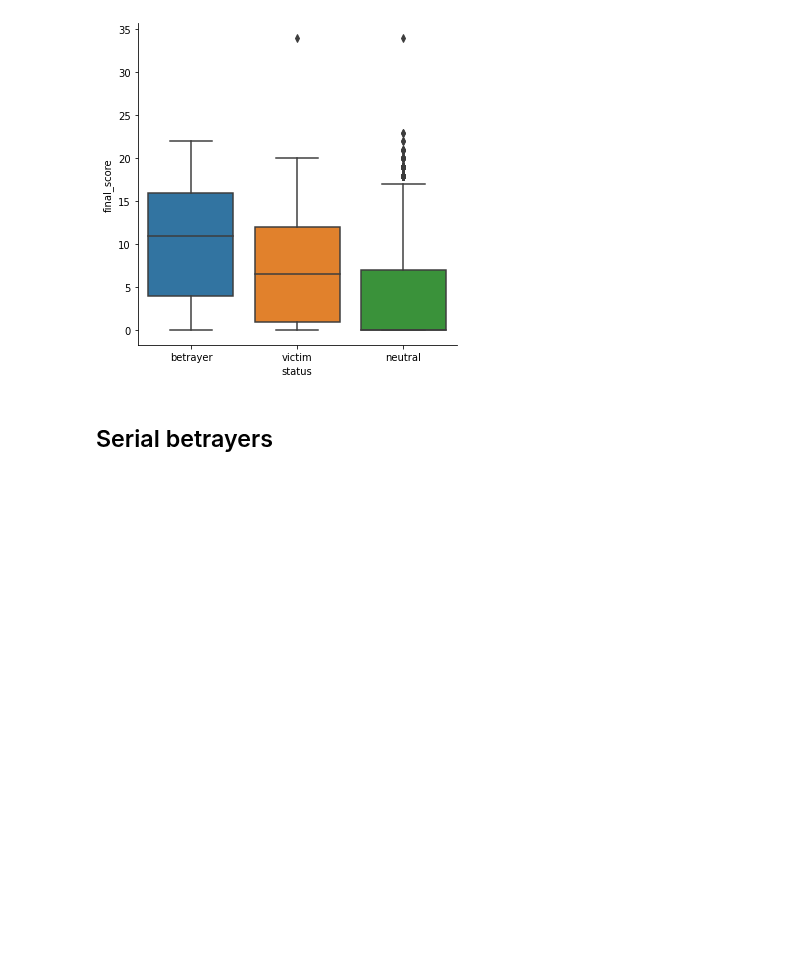
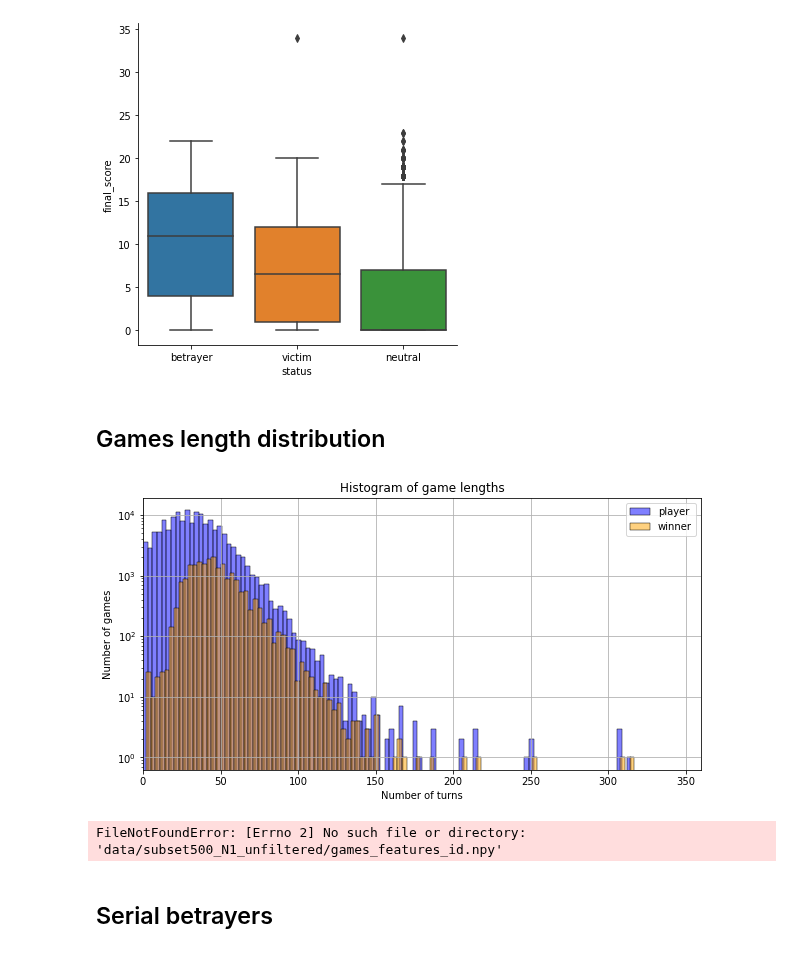
Before and after one commit to epfl-ada/ada-2020-project-milestone-p3-p3_chic, a Jupyter notebook: p4.ipynb, the cells around one changed output. Saved outputs shown, nothing was run; the diff lists cells and outputs as text; code cells hidden in the pictures; blank space fills up the shorter version.

```diff
--- a/p4.ipynb
+++ b/p4.ipynb
@@ -1334,3 +1410,5 @@ sns.catplot(data = frame, y = "final_score", kind = "box", x = "status") # , col
 # %% [output]
 <seaborn.axisgrid.FacetGrid at 0x...>
 [figure]
+# %% [markdown]
+## Games length distribution
@@ -1336,0 +1417,33 @@ sns.catplot(data = frame, y = "final_score", kind = "box", x = "status") # , col
+# %%
+# HIstogram of game lengths for the average player and for the winner
+plt.figure(figsize=(10,5))
+winner_game_lengths =  all_players.sort_values('end_turn', ascending=False).drop_duplicates(['game_id'])
+game_lengths = all_players.end_turn - all_players.start_turn
+
+sns.histplot(game_lengths,
+             alpha=0.5,
+             binwidth=3,
+             color="blue")
+sns.histplot(winner_game_lengths["end_turn"],
+             alpha=0.5,
+             binwidth=3,
+             color = "orange")
+
+
+plt.title("Histogram of game lengths")
+plt.xlabel("Number of turns")
+plt.ylabel("Number of games")
+plt.yscale("log")
+plt.xlim(0,360 )
+plt.grid(True)
+plt.legend(["player","winner"])
+plt.show()
+# %% [output]
+[figure, added]
+# %%
+# sample of 500 games picked randomly from the original dataset
+games_features = np.load("data/subset_T500_N1_unfiltered/games_features_id.npy", allow_pickle=True)
+unfiltered_games_features = pd.DataFrame({'FriendlyActs': games_features[:, 0], 'HostileActs': games_features[:, 1]})
+unfiltered_games_features.head()
+# %% [output]
+FileNotFoundError: [Errno 2] No such file or directory: 'data/subset500_N1_unfiltered/games_features_id.npy'
```
Also changed, not shown: parts of 35 cells of this notebook, 1 other file.
